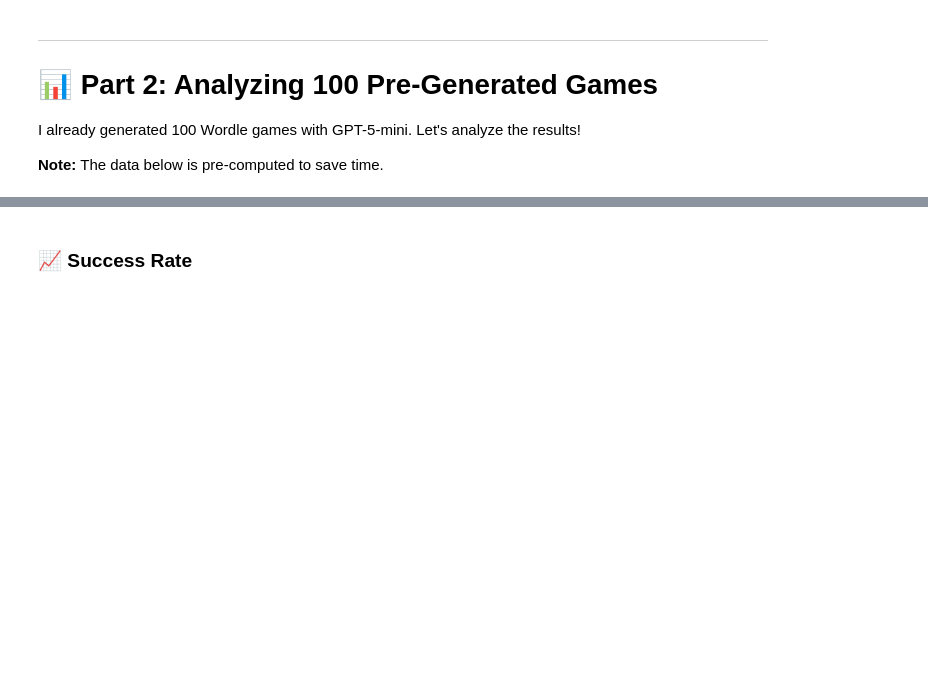
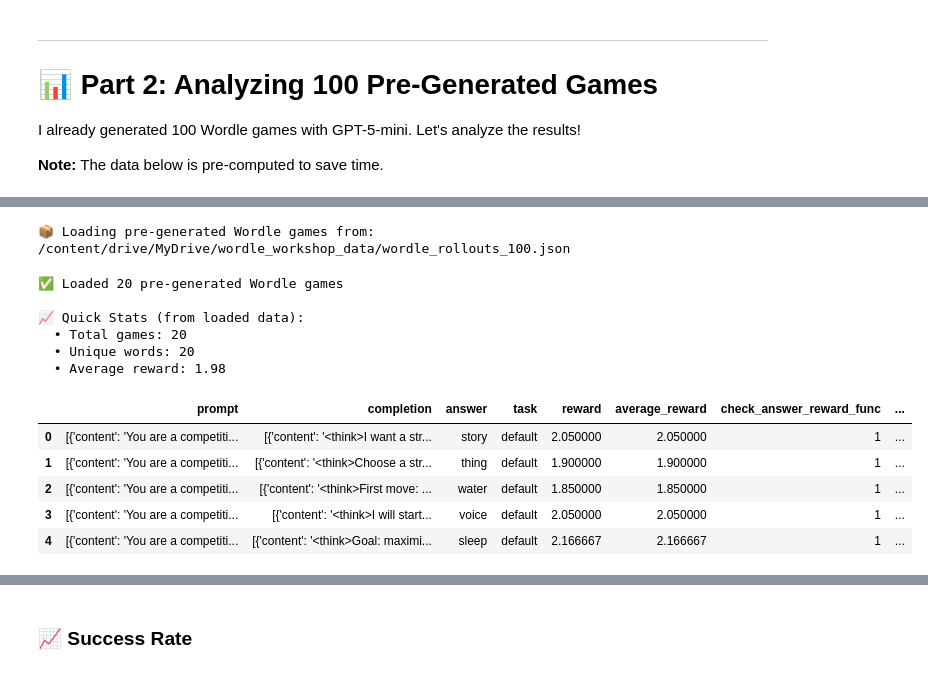
Before and after one commit to kz364/codex, a Jupyter notebook: prime_intellect_wordle_workshop_gemma3_1b (1).ipynb, the cells around one changed output, grey strips where cells are left out. Saved outputs shown, nothing was run; the diff lists cells and outputs as text; code cells hidden in the pictures; blank space fills up the shorter version.

```diff
--- a/prime_intellect_wordle_workshop_gemma3_1b (1).ipynb
+++ b/prime_intellect_wordle_workshop_gemma3_1b (1).ipynb
@@ -179,6 +196,7 @@ from datasets import Dataset
 import pandas as pd
 from datetime import datetime
 from tqdm.notebook import tqdm
+import numpy as np # Import numpy to check types
 
 def generate_workshop_data(num_examples=100, save_dir=SAVE_DIR):
     """
@@ -281,9 +299,10 @@ def generate_workshop_data(num_examples=100, save_dir=SAVE_DIR):
     for _, row in best_5.iterrows():
         best_examples.append({
             'word': row.get('answer', 'Unknown'),
-            'reward': float(row['reward']),
-            'prompt': row['prompt'][:200] + '...' if len(row['prompt']) > 200 else row['prompt'],
-            'completion': row['completion'][:300] + '...' if len(row['completion']) > 300 else row['completion'],
+            'reward': float(row['reward']), # Ensure reward is a standard float
+            # Convert prompt and completion (which are lists of dicts) to string representation
+            'prompt': str(row['prompt'])[:200] + '...' if len(str(row['prompt'])) > 200 else str(row['prompt']),
+            'completion': str(row['completion'])[:300] + '...' if len(str(row['completion'])) > 300 else str(row['completion']),
         })
 
     with open(save_path / 'best_examples.json', 'w') as f:
@@ -296,9 +315,10 @@ def generate_workshop_data(num_examples=100, save_dir=SAVE_DIR):
     for _, row in worst_5.iterrows():
         worst_examples.append({
             'word': row.get('answer', 'Unknown'),
-            'reward': float(row['reward']),
-            'prompt': row['prompt'][:200] + '...' if len(row['prompt']) > 200 else row['prompt'],
-            'completion': row['completion'][:300] + '...' if len(row['completion']) > 300 else row['completion'],
+            'reward': float(row['reward']), # Ensure reward is a standard float
+            # Convert prompt and completion (which are lists of dicts) to string representation
+            'prompt': str(row['prompt'])[:200] + '...' if len(str(row['prompt'])) > 200 else str(row['prompt']),
+            'completion': str(row['completion'])[:300] + '...' if len(str(row['completion'])) > 300 else str(row['completion']),
         })
 
     with open(save_path / 'worst_examples.json', 'w') as f:
@@ -825,2 +895,53 @@ print("  • Average reward: 0.67")
+# %%
+# Load pre-generated results from the saved JSON file
+
+from datasets import load_dataset
+import pandas as pd
+import os
+
+# Make sure SAVE_DIR is defined (it should be from a previous cell)
+if 'SAVE_DIR' not in globals():
+    print("⚠️ SAVE_DIR is not defined. Please run the setup cells first.")
+else:
+    data_file_path = os.path.join(SAVE_DIR, 'wordle_rollouts_100.json')
+
+    if not os.path.exists(data_file_path):
+        print(f"❌ Data file not found at: {data_file_path}")
+        print("   Please run the data generation section first.")
+    else:
+        print(f"📦 Loading pre-generated Wordle games from: {data_file_path}")
+
+        # Load the dataset from the JSON file
+        dataset = load_dataset(
+            'json',
+            data_files=data_file_path,
+            split='train' # Assuming the JSON is a list of objects
+        )
+
+        # Convert to pandas DataFrame for easier analysis
+        df = dataset.to_pandas()
+
+        print(f"✅ Loaded {len(df)} pre-generated Wordle games")
+        print()
+        print("📈 Quick Stats (from loaded data):")
+        print(f"  • Total games: {len(df)}")
+        print(f"  • Unique words: {df['answer'].nunique() if 'answer' in df.columns else 'N/A'}")
+        print(f"  • Average reward: {df['reward'].mean():.2f}")
+
+        display(df.head())
+# %% [output]
+📦 Loading pre-generated Wordle games from: /content/drive/MyDrive/wordle_workshop_data/wordle_rollouts_100.json
+✅ Loaded 20 pre-generated Wordle games
+
+📈 Quick Stats (from loaded data):
+  • Total games: 20
+  • Unique words: 20
+  • Average reward: 1.98
+|  | prompt | completion | answer | task | reward | average_reward | check_answer_reward_func | ... |
+| 0 | [{'content': 'You are a competiti... | [{'content': '<think>I want a str... | story | default | 2.050000 | 2.050000 | 1 | ... |
+| 1 | [{'content': 'You are a competiti... | [{'content': '<think>Choose a str... | thing | default | 1.900000 | 1.900000 | 1 | ... |
+| 2 | [{'content': 'You are a competiti... | [{'content': '<think>First move: ... | water | default | 1.850000 | 1.850000 | 1 | ... |
+| 3 | [{'content': 'You are a competiti... | [{'content': '<think>I will start... | voice | default | 2.050000 | 2.050000 | 1 | ... |
+| 4 | [{'content': 'You are a competiti... | [{'content': '<think>Goal: maximi... | sleep | default | 2.166667 | 2.166667 | 1 | ... |
 # %%
 # Create sample data for visualization
```
Also changed, not shown: parts of 25 cells of this notebook.
